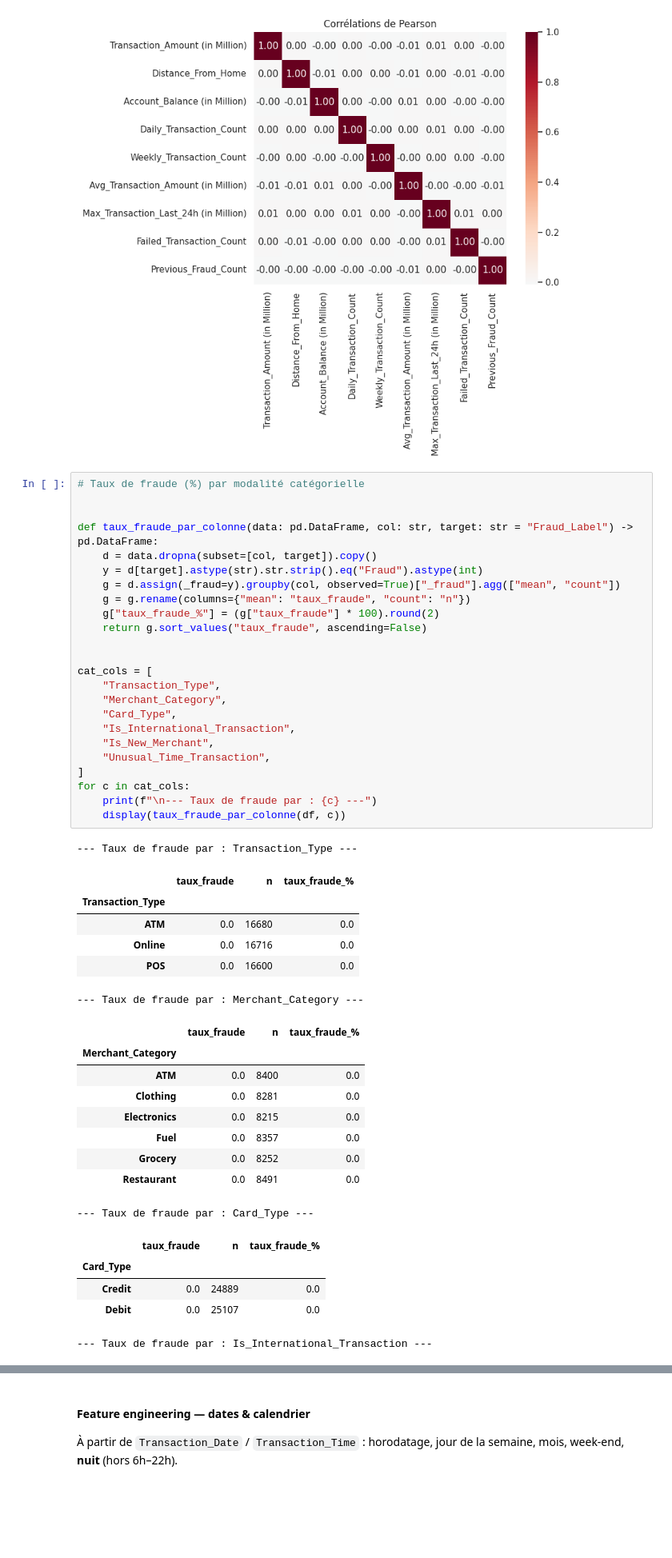
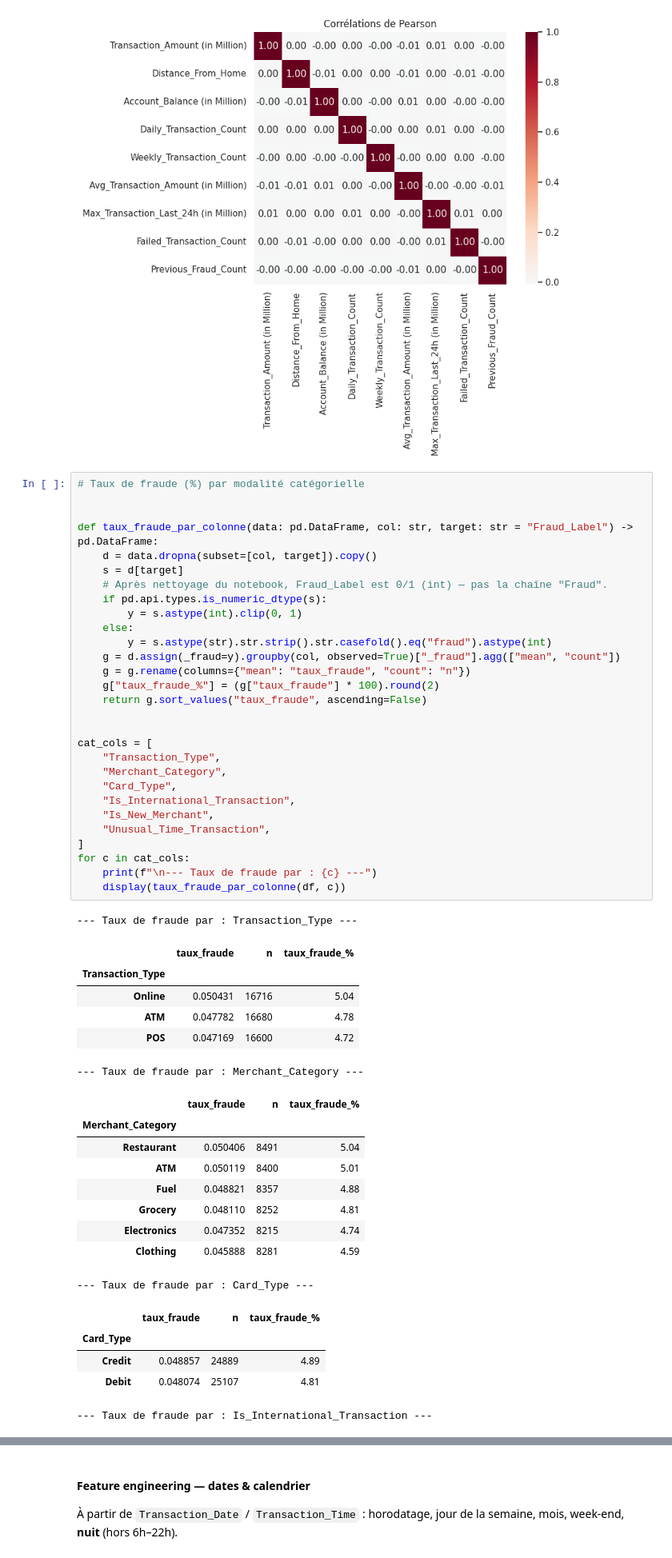
Before and after one commit to Djerade/bank-fraud-detection, a Jupyter notebook: notebooks/exploration.ipynb, the cells around one changed output, grey strips where cells are left out. Shown at 80% size. Cells and saved outputs as stored; diff of their text form; blank space fills up the shorter version.

```diff
--- a/notebooks/exploration.ipynb
+++ b/notebooks/exploration.ipynb
@@ -455,48 +458,53 @@ plt.show()
 # %%
 # Taux de fraude (%) par modalité catégorielle
 
 
 def taux_fraude_par_colonne(data: pd.DataFrame, col: str, target: str = "Fraud_Label") -> pd.DataFrame:
     d = data.dropna(subset=[col, target]).copy()
-    y = d[target].astype(str).str.strip().eq("Fraud").astype(int)
+    s = d[target]
+    # Après nettoyage du notebook, Fraud_Label est 0/1 (int) — pas la chaîne "Fraud".
+    if pd.api.types.is_numeric_dtype(s):
+        y = s.astype(int).clip(0, 1)
+    else:
+        y = s.astype(str).str.strip().str.casefold().eq("fraud").astype(int)
     g = d.assign(_fraud=y).groupby(col, observed=True)["_fraud"].agg(["mean", "count"])
     g = g.rename(columns={"mean": "taux_fraude", "count": "n"})
     g["taux_fraude_%"] = (g["taux_fraude"] * 100).round(2)
     return g.sort_values("taux_fraude", ascending=False)
 
 
 cat_cols = [
     "Transaction_Type",
     "Merchant_Category",
     "Card_Type",
     "Is_International_Transaction",
     "Is_New_Merchant",
     "Unusual_Time_Transaction",
 ]
 for c in cat_cols:
     print(f"\n--- Taux de fraude par : {c} ---")
     display(taux_fraude_par_colonne(df, c))
 # %% [output]
 --- Taux de fraude par : Transaction_Type ---
 |  | taux_fraude | n | taux_fraude_% |
 | Transaction_Type |  |  |  |
-| ATM | 0.0 | 16680 | 0.0 |
-| Online | 0.0 | 16716 | 0.0 |
-| POS | 0.0 | 16600 | 0.0 |
+| Online | 0.050431 | 16716 | 5.04 |
+| ATM | 0.047782 | 16680 | 4.78 |
+| POS | 0.047169 | 16600 | 4.72 |
 --- Taux de fraude par : Merchant_Category ---
 |  | taux_fraude | n | taux_fraude_% |
 | Merchant_Category |  |  |  |
-| ATM | 0.0 | 8400 | 0.0 |
-| Clothing | 0.0 | 8281 | 0.0 |
-| Electronics | 0.0 | 8215 | 0.0 |
-| Fuel | 0.0 | 8357 | 0.0 |
-| Grocery | 0.0 | 8252 | 0.0 |
-| Restaurant | 0.0 | 8491 | 0.0 |
+| Restaurant | 0.050406 | 8491 | 5.04 |
+| ATM | 0.050119 | 8400 | 5.01 |
+| Fuel | 0.048821 | 8357 | 4.88 |
+| Grocery | 0.048110 | 8252 | 4.81 |
+| Electronics | 0.047352 | 8215 | 4.74 |
+| Clothing | 0.045888 | 8281 | 4.59 |
 --- Taux de fraude par : Card_Type ---
 |  | taux_fraude | n | taux_fraude_% |
 | Card_Type |  |  |  |
-| Credit | 0.0 | 24889 | 0.0 |
-| Debit | 0.0 | 25107 | 0.0 |
+| Credit | 0.048857 | 24889 | 4.89 |
+| Debit | 0.048074 | 25107 | 4.81 |
 --- Taux de fraude par : Is_International_Transaction ---
 |  | taux_fraude | n | taux_fraude_% |
 | Is_International_Transaction |  |  |  |
```
Also changed, not shown: parts of 8 cells of this notebook, 24 other files.
